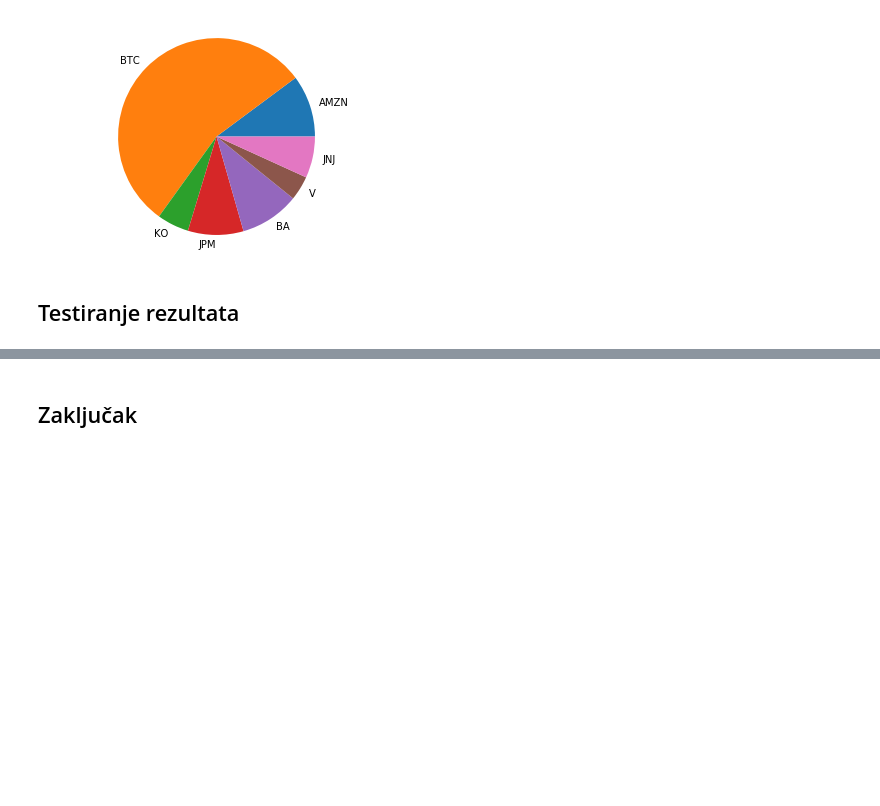
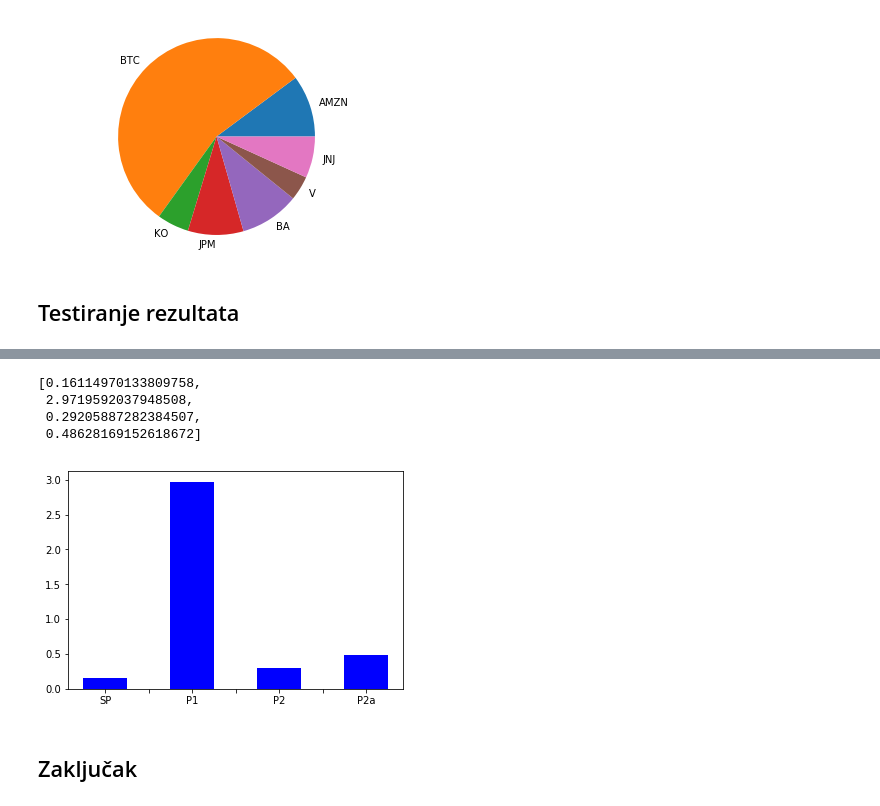
Before and after one commit to tibaris/Matematicki-softver, a Jupyter notebook: Zadaca 1.ipynb, the cells around one changed output, grey strips where cells are left out. Saved outputs shown, nothing was run; the diff lists cells and outputs as text; code cells hidden in the pictures; blank space fills up the shorter version.

```diff
--- a/Zadaca 1.ipynb
+++ b/Zadaca 1.ipynb
@@ -207,2 +214,19 @@ array([[ True,  True,  True,  True,  True,  True,  True],
+# %%
+r=[rSP,r1,r2,r2a,r3]
+r[0:4]
+# %% [output]
+[0.16114970133809758,
+ 2.9719592037948508,
+ 0.29205887282384507,
+ 0.48628169152618672]
+# %%
+fig5, ax5 = plt.subplots()
+ind = np.arange(4)
+width=0.5
+rects1 = ax5.bar(ind,r[0:4], width, color='b')
+ax5.set_xticklabels((' ','SP',' ', 'P1',' ', 'P2',' ', 'P2a'))
+plt.show()
+# %% [output]
+[figure, added]
 # %% [markdown]
 ## Zaključak
```
Also changed, not shown: parts of 5 cells of this notebook, 7 other files.
